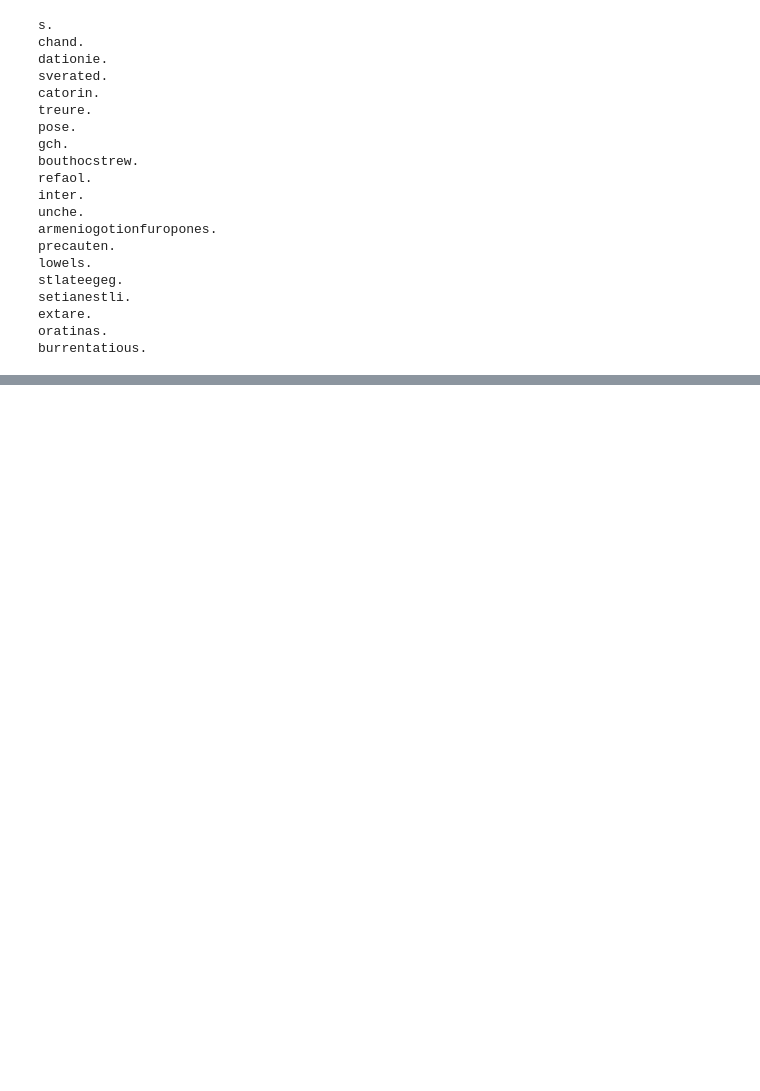
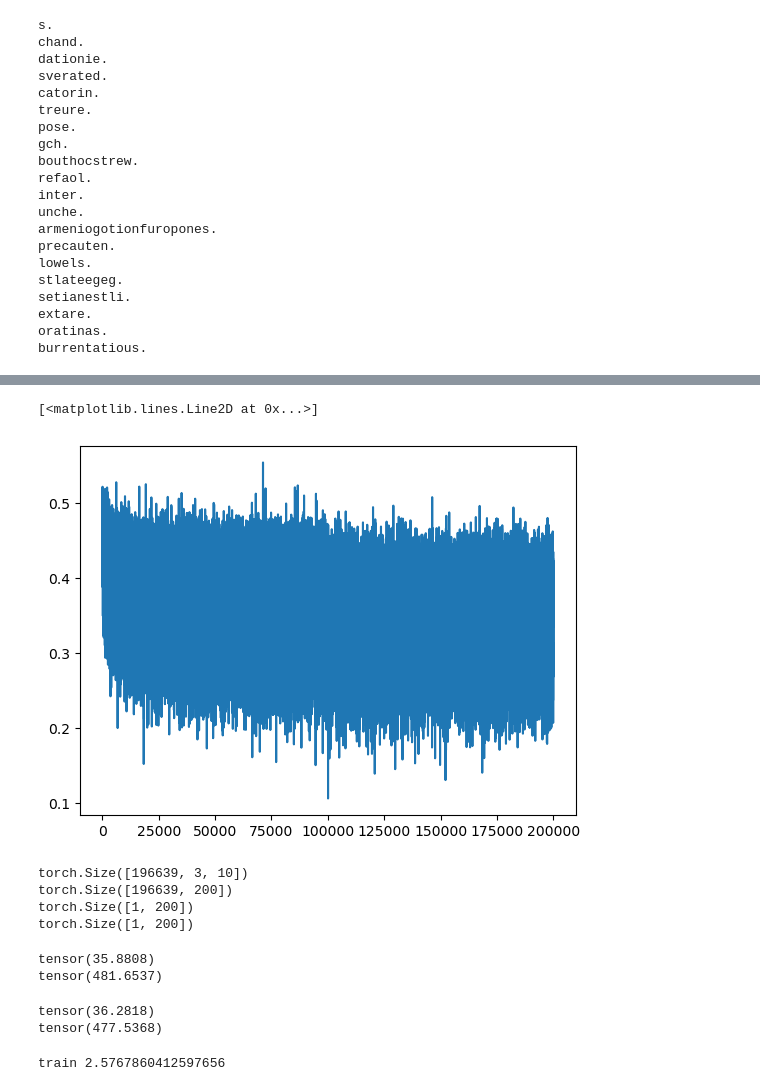
Before and after one commit to Aabi0207/Neural-Networks, a Jupyter notebook: MakeMore/batch_norm.ipynb, the cells around one changed output, grey strips where cells are left out. Saved outputs shown, nothing was run; the diff lists cells and outputs as text; code cells hidden in the pictures; blank space fills up the shorter version.

```diff
--- a/MakeMore/batch_norm.ipynb
+++ b/MakeMore/batch_norm.ipynb
@@ -108,8 +113,10 @@ BATCH_SIZE = 32
 # %%
 ## Create the model
 lr = 1.0
+lowest_loss_param = []
+lowest_loss = torch.inf
 
-for i in range(ITER):
+for i in range(10000):
     # Forward pass
     ix = torch.randint(0, Xtr.shape[0], (BATCH_SIZE, ), generator=g)
     emb = C[Xtr[ix]]               # Embedding
@@ -129,6 +136,10 @@ for i in range(ITER):
     for p in params:
         p.data += -lr * p.grad
 
+    if loss < lowest_loss:
+        lowest_loss = loss
+        lowest_loss_param = [torch.clone(C), torch.clone(W1), torch.clone(b1), torch.clone(W2), torch.clone(b2)]
+
     # Print loss every 10 steps
     if i % (ITER / 10) == 0:
         print(f"Iter = {i} Loss = {loss.item()}")
@@ -211,0 +237,24 @@ tensor(2.3218, grad_fn=<NllLossBackward0>)
+# %%
+# MLP revisited
+n_embd = 10 # the dimensionality of the character embedding vectors
+n_hidden = 200 # the number of neurons in the hidden layer of the MLP
+vocab_size = 27
+block_size = 3
+
+g = torch.Generator().manual_seed(2147483647) # for reproducibility
+C  = torch.randn((vocab_size, n_embd),            generator=g)
+W1 = torch.randn((n_embd * block_size, n_hidden), generator=g) * (5/3)/((n_embd * block_size)**0.5) #* 0.2
+#b1 = torch.randn(n_hidden,                        generator=g) * 0.01
+W2 = torch.randn((n_hidden, vocab_size),          generator=g) * 0.01
+b2 = torch.randn(vocab_size,                      generator=g) * 0
+
+# BatchNorm parameters
+bngain = torch.ones((1, n_hidden))
+bnbias = torch.zeros((1, n_hidden))
+bnmean_running = torch.zeros((1, n_hidden))
+bnstd_running = torch.ones((1, n_hidden))
+
+parameters = [C, W1, W2, b2, bngain, bnbias]
+print(sum(p.nelement() for p in parameters)) # number of parameters in total
+for p in parameters:
+  p.requires_grad = True
@@ -211,0 +371,35 @@ tensor(2.3218, grad_fn=<NllLossBackward0>)
+# %%
+plt.plot(lossi)
+# %% [output]
+[<matplotlib.lines.Line2D at 0x...>]
+[figure, added]
+# %%
+# Calibrate the batch norm at the end
+
+with torch.no_grad():
+    emb = C[Xtr]
+    print(emb.shape)
+    hpreact = emb.view(emb.shape[0], -1) @ W1
+    print(hpreact.shape)
+
+    bnmean = hpreact.mean(0, keepdim=True)
+    bnstd = hpreact.std(0, keepdim=True)
+    print(bnmean.shape)
+    print(bnstd.shape)
+# %% [output]
+torch.Size([196639, 3, 10])
+torch.Size([196639, 200])
+torch.Size([1, 200])
+torch.Size([1, 200])
+# %%
+print(torch.sum(bnmean))
+print(torch.sum(bnstd))
+# %% [output]
+tensor(35.8808)
+tensor(481.6537)
+# %%
+print(torch.sum(bnmean_running))
+print(torch.sum(bnstd_running))
+# %% [output]
+tensor(36.2818)
+tensor(477.5368)
@@ -211,0 +428,4 @@ tensor(2.3218, grad_fn=<NllLossBackward0>)
+# %%
+calcLoss('train')
+# %% [output]
+train 2.5767860412597656
```
Also changed, not shown: parts of 20 cells of this notebook, 2 other files.
